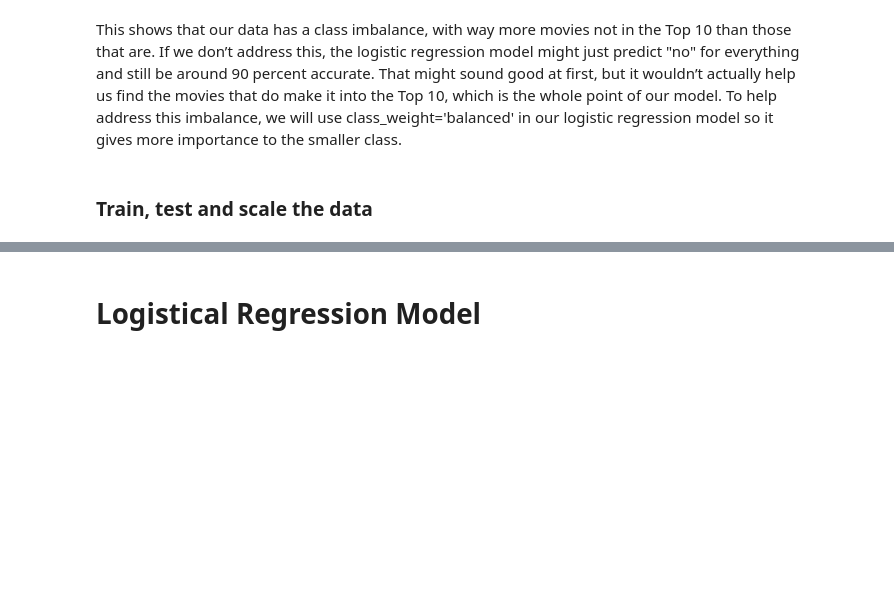
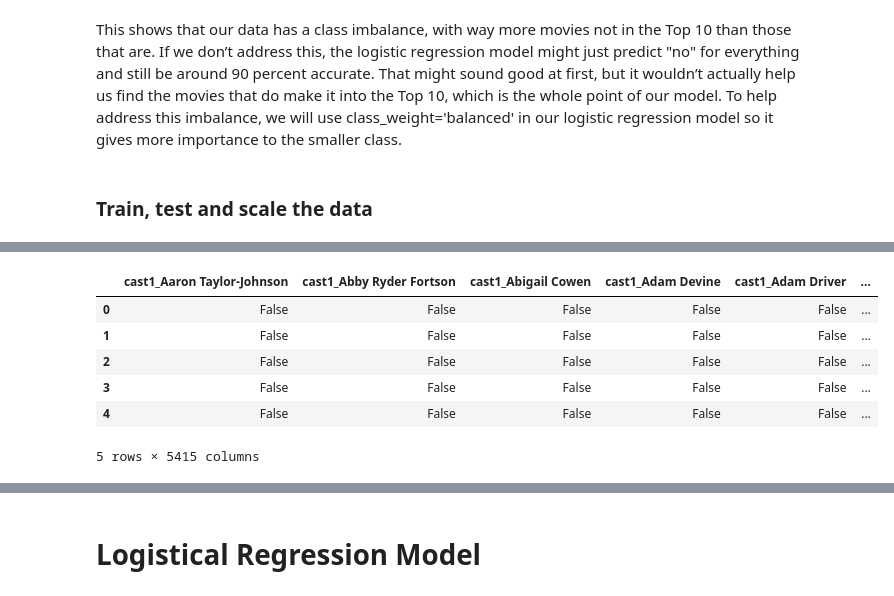
Before and after one commit to mopfun/Project_4_Grp_1, a Jupyter notebook: Netflix_Model.ipynb, the cells around one changed output, grey strips where cells are left out. Saved outputs shown, nothing was run; the diff lists cells and outputs as text; code cells hidden in the pictures; blank space fills up the shorter version.

```diff
--- a/Netflix_Model.ipynb
+++ b/Netflix_Model.ipynb
@@ -330,0 +358,10 @@ categorical_dummies = pd.get_dummies(df)
+# %%
+categorical_dummies.head()
+# %% [output]
+|  | cast1_Aaron Taylor-Johnson | cast1_Abby Ryder Fortson | cast1_Abigail Cowen | cast1_Adam Devine | cast1_Adam Driver | ... |
+| 0 | False | False | False | False | False | ... |
+| 1 | False | False | False | False | False | ... |
+| 2 | False | False | False | False | False | ... |
+| 3 | False | False | False | False | False | ... |
+| 4 | False | False | False | False | False | ... |
+5 rows × 5415 columns
```
Also changed, not shown: parts of 54 cells of this notebook.
